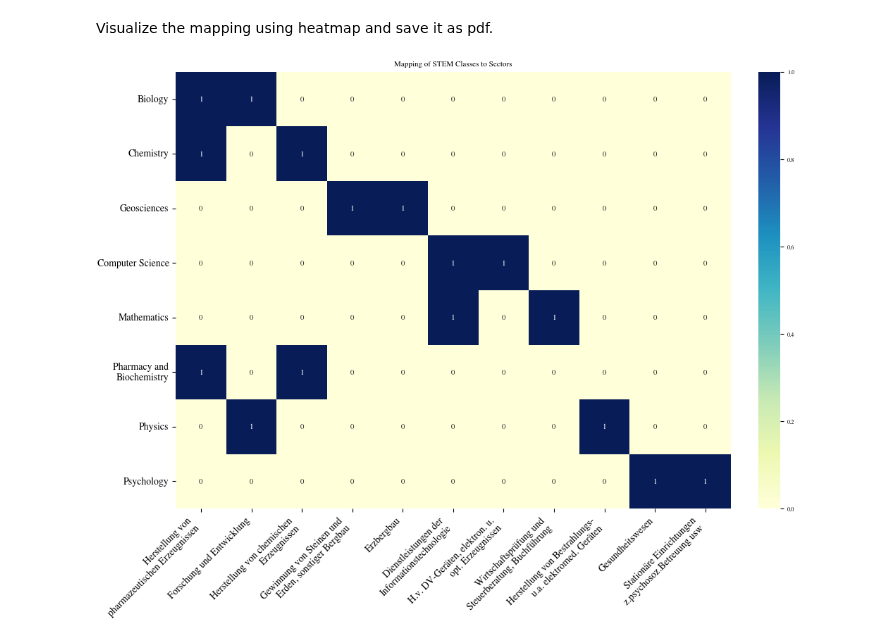
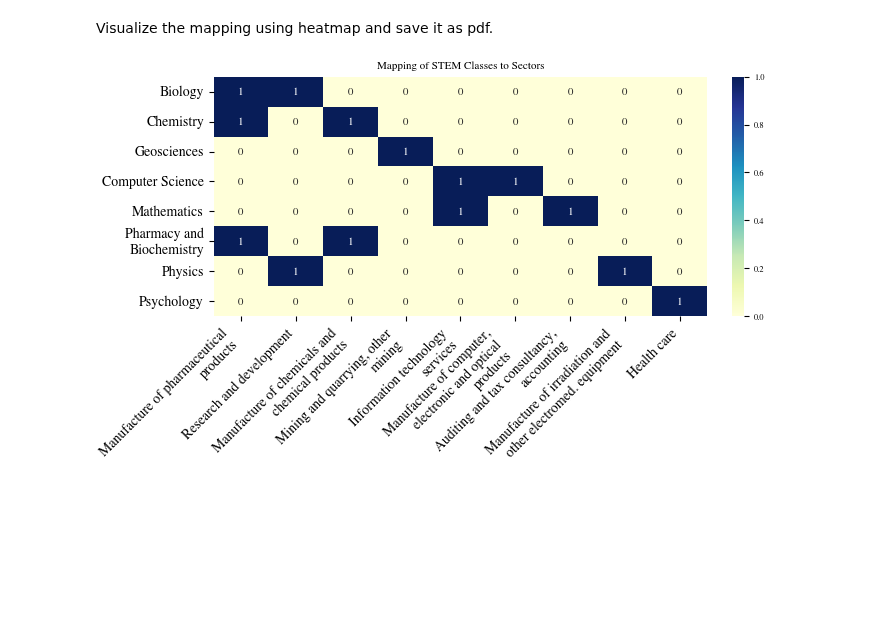
Before and after one commit to mxs01/AnalysingStudentDevelopment, a Jupyter notebook: exp/exp_05_mapping.ipynb, the cells around one changed output. Cells and saved outputs as stored; diff of their text form; code cells hidden in the pictures; blank space fills up the shorter version.

Commit message:
updated exp_05
translation of german sector names to english

```diff
--- a/exp/exp_05_mapping.ipynb
+++ b/exp/exp_05_mapping.ipynb
@@ -167,17 +167,15 @@ def wrap_labels(labels, width=30):
 
 # Wrap the sector names for readability
 sector_names = [
-    'Herstellung von pharmazeutischen Erzeugnissen',
-    'Forschung und Entwicklung',
-    'Herstellung von chemischen Erzeugnissen',
-    'Gewinnung von Steinen und Erden, sonstiger Bergbau',
-    'Erzbergbau',
-    'Dienstleistungen der Informationstechnologie',
-    'H.v. DV-Geräten, elektron. u. opt. Erzeugnissen',
-    'Wirtschaftsprüfung und Steuerberatung, Buchführung',
-    'Herstellung von Bestrahlungs- u.a. elektromed. Geräten',
-    'Gesundheitswesen',
-    'Stationäre Einrichtungen z.psychosoz.Betreuung usw'
+    'Manufacture of pharmaceutical products',
+    'Research and development',
+    'Manufacture of chemicals and chemical products',
+    'Mining and quarrying, other mining',
+    'Information technology services',
+    'Manufacture of computer, electronic and optical products',
+    'Auditing and tax consultancy, accounting',
+    'Manufacture of irradiation and other electromed. equipment',
+    'Health care'
 ]
 
 # Wrap the sector names for readability
@@ -191,59 +189,59 @@ data = {wrapped_name: [0, 0, 0, 0, 0, 0, 0, 0] for wrapped_name in wrapped_secto
 
 # Update the data to reflect the associations
 # Biology
-data[name_mapping['Herstellung von pharmazeutischen Erzeugnissen']][0] = 1
-data[name_mapping['Forschung und Entwicklung']][0] = 1
+data[name_mapping['Manufacture of pharmaceutical products']][0] = 1
+data[name_mapping['Research and development']][0] = 1
 
 # Chemistry
-data[name_mapping['Herstellung von chemischen Erzeugnissen']][1] = 1
-data[name_mapping['Herstellung von pharmazeutischen Erzeugnissen']][1] = 1
+data[name_mapping['Manufacture of chemicals and chemical products']][1] = 1
+data[name_mapping['Manufacture of pharmaceutical products']][1] = 1
 
 # Geosciences
-data[name_mapping['Gewinnung von Steinen und Erden, sonstiger Bergbau']][2] = 1
-data[name_mapping['Erzbergbau']][2] = 1
+data[name_mapping['Mining and quarrying, other mining']][2] = 1
+#data[name_mapping['Ore mining']][2] = 1
 
 # Computer Science
-data[name_mapping['Dienstleistungen der Informationstechnologie']][3] = 1
-data[name_mapping['H.v. DV-Geräten, elektron. u. opt. Erzeugnissen']][3] = 1
+data[name_mapping['Information technology services']][3] = 1
+data[name_mapping['Manufacture of computer, electronic and optical products']][3] = 1
 
 # Mathematics
-data[name_mapping['Dienstleistungen der Informationstechnologie']][4] = 1
-data[name_mapping['Wirtschaftsprüfung und Steuerberatung, Buchführung']][4] = 1
+data[name_mapping['Information technology services']][4] = 1
+data[name_mapping['Auditing and tax consultancy, accounting']][4] = 1
 
 # Pharmacy and Biochemistry
-data[name_mapping['Herstellung von chemischen Erzeugnissen']][5] = 1
-data[name_mapping['Herstellung von pharmazeutischen Erzeugnissen']][5] = 1
+data[name_mapping['Manufacture of chemicals and chemical products']][5] = 1
+data[name_mapping['Manufacture of pharmaceutical products']][5] = 1
 
 # Physics
-data[name_mapping['Forschung und Entwicklung']][6] = 1
-data[name_mapping['Herstellung von Bestrahlungs- u.a. elektromed. Geräten']][6] = 1
+data[name_mapping['Research and development']][6] = 1
+data[name_mapping['Manufacture of irradiation and other electromed. equipment']][6] = 1
 
 # Psychology
-data[name_mapping['Gesundheitswesen']][7] = 1
-data[name_mapping['Stationäre Einrichtungen z.psychosoz.Betreuung usw']][7] = 1
+data[name_mapping['Health care']][7] = 1
+#data[name_mapping['Inpatient psychosocial care facilities, etc.']][7] = 1
 
 # Create the DataFrame using wrapped labels for columns
 df = pd.DataFrame(data, index=[
     'Biology', 'Chemistry', 'Geosciences', 'Computer Science',
     'Mathematics', 'Pharmacy and Biochemistry', 'Physics', 'Psychology'
 ])
 
 # Wrap each index label
 wrapped_labels = [textwrap.fill(label, width=20) for label in df.index]
 
 # Create the heatmap
 plt.rcParams.update(bundles.icml2022(column="full", nrows=1, ncols=1, usetex=False))
 sns.heatmap(df, annot=True, cmap="YlGnBu")
 
 # Set the wrapped labels as the y-tick labels
 plt.yticks(plt.yticks()[0], wrapped_labels, va="center", rotation=0, fontsize=10)
 # Adjust the labels
 plt.xticks(rotation=45, ha='right', fontsize=10)
 
 # Customize further as needed
 plt.title('Mapping of STEM Classes to Sectors')
 
 plt.savefig(FIG_DIR + "/STEMFieldsToSectorHeatMap.pdf")
 plt.show()
 # %% [output]
-[figure, old version]
+[figure, new version]
```
Also changed, not shown: parts of 2 cells of this notebook.
